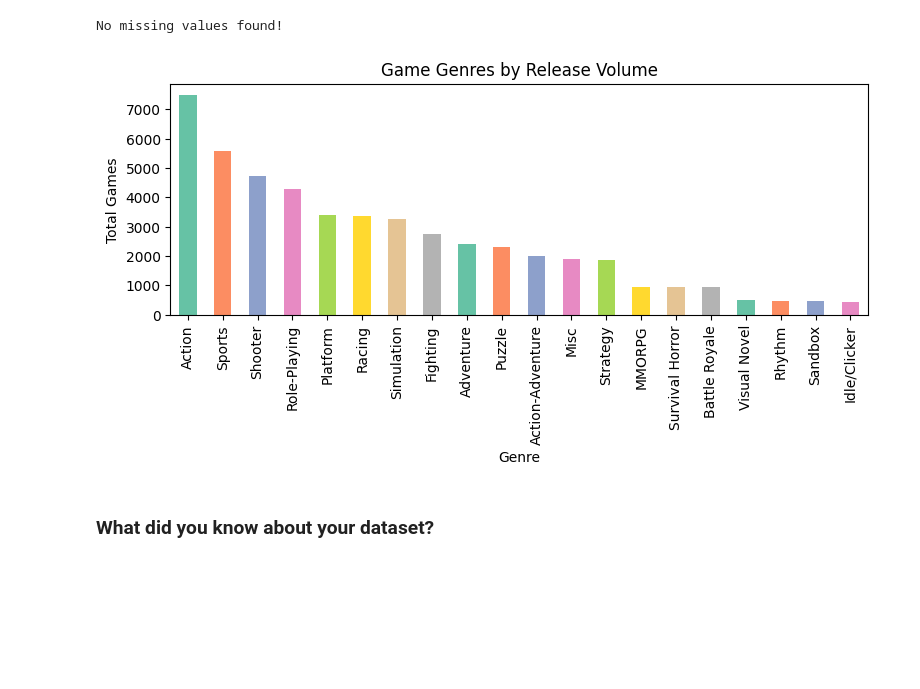
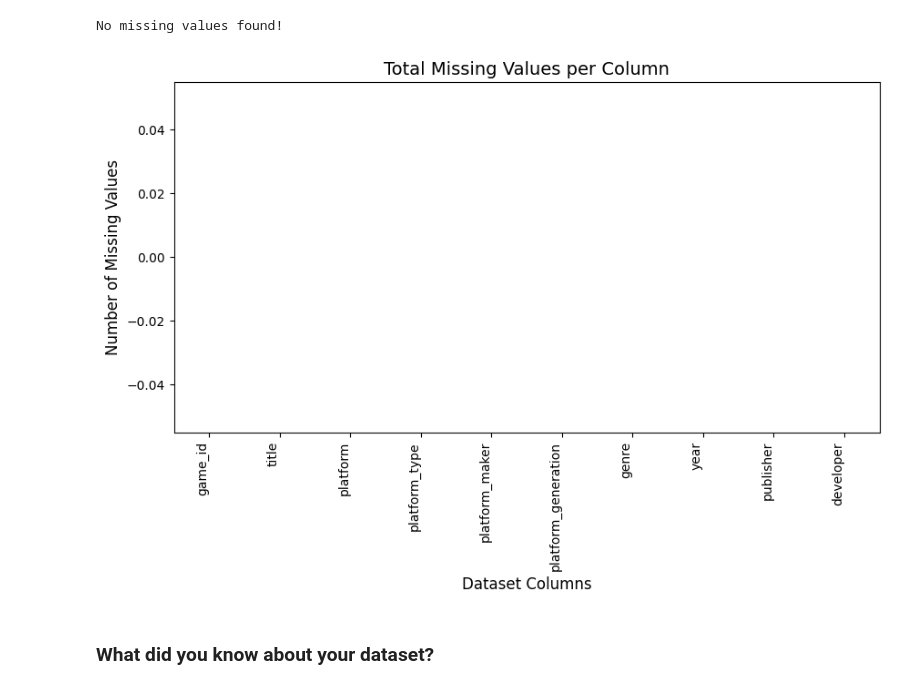
Before and after one commit to VishalChauhan85/Video-Game-Sales-EDA-Capstone, a Jupyter notebook: Video_Game_Sales_&_Metacritic_Intelligence_(Vishal_Chauhan).ipynb, the cells around one changed output. Cells and saved outputs as stored; diff of their text form; code cells hidden in the pictures; blank space fills up the shorter version.

```diff
--- a/Video_Game_Sales_&_Metacritic_Intelligence_(Vishal_Chauhan).ipynb
+++ b/Video_Game_Sales_&_Metacritic_Intelligence_(Vishal_Chauhan).ipynb
@@ -172,18 +172,17 @@ else:
     print("No missing values found!")
 # %% [output]
 No missing values found!
-# %%
-genre_counts = df['genre'].value_counts()
-plt.figure(figsize=(9, 3))
-genre_counts.plot(kind='bar', color=sns.color_palette('Set2'))
-
-plt.title('Game Genres by Release Volume', fontsize=12)
-plt.xlabel('Genre', fontsize=10)
-plt.ylabel('Total Games', fontsize=10)
-
-plt.show()
-# %% [output]
-[figure, removed]
+# %%
+plt.figure(figsize=(10, 5))
+missing_data = df.isnull().sum()
+sns.barplot(x=missing_data.index, y=missing_data.values, hue=missing_data.index, palette='Reds', legend=False)
+plt.title('Total Missing Values per Column', fontsize=14)
+plt.xlabel('Dataset Columns', fontsize=12)
+plt.ylabel('Number of Missing Values', fontsize=12)
+plt.xticks(rotation=90, ha='right')
+plt.show()
+# %% [output]
+[figure, added]
 # %% [markdown]
 ### What did you know about your dataset?
 # %% [markdown]
```
Also changed, not shown: parts of 82 cells of this notebook.
